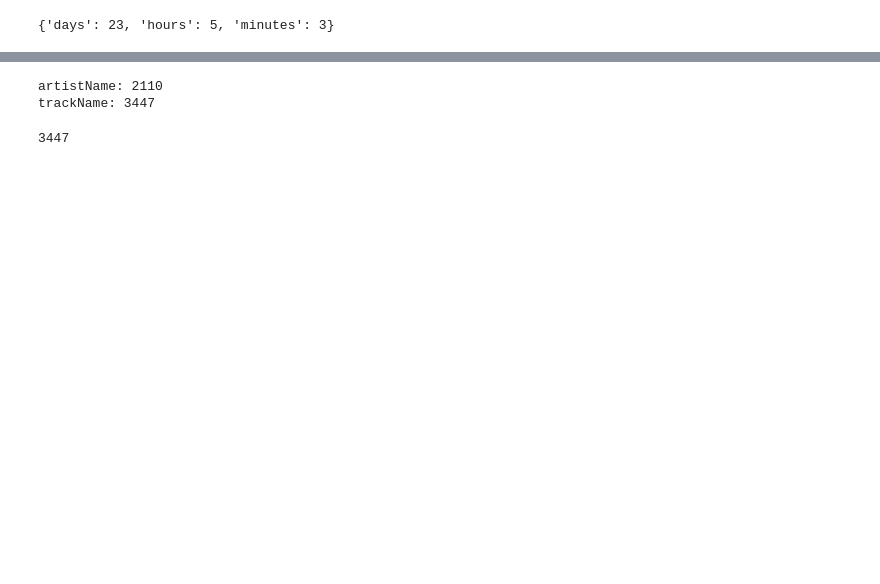
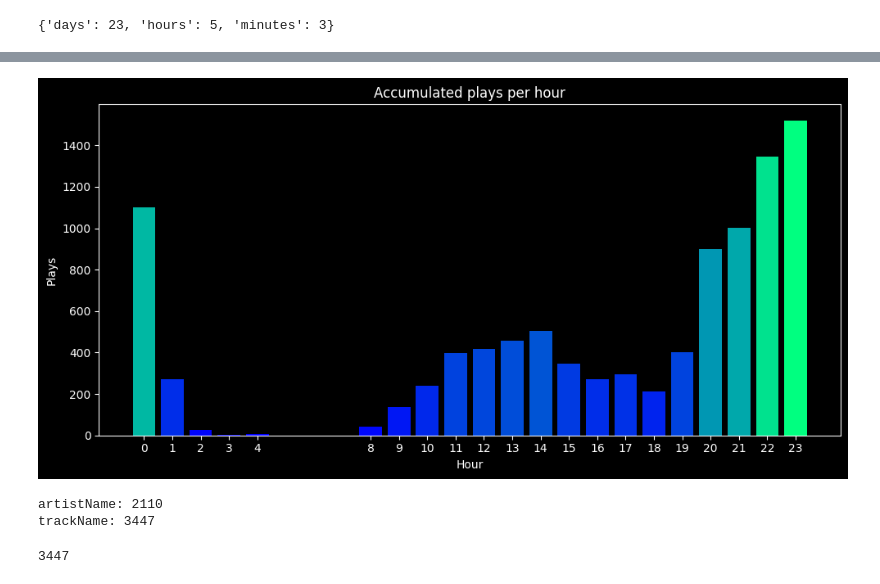
Before and after one commit to dbetm/spotify-wrapy, a Jupyter notebook: exp.ipynb, the cells around one changed output, grey strips where cells are left out. Saved outputs shown, nothing was run; the diff lists cells and outputs as text; code cells hidden in the pictures; blank space fills up the shorter version.

```diff
--- a/exp.ipynb
+++ b/exp.ipynb
@@ -41,0 +70,5 @@ display_polar_graph(
+# %%
+plays_per_hour = generate_plays_hour_day_map(
+    data=data, local_timezone=DEFAULT_LOCAL_TIMEZONE
+)
+plays_per_hour
@@ -42,3 +93,16 @@ display_polar_graph(
+# %%
+x = list()
+y = list()
+
+for hour, value in plays_per_hour:
+    x.append(hour)
+    y.append(value)
+
+display_bar_graph(
+    x=x, y=y, plot_title="Accumulated plays per hour", x_label="Hour"
+)
+# %% [output]
+[figure, added]
 # %%
 compute_unique_values(data, "artistName")
 compute_unique_values(data, "trackName")
```
Also changed, not shown: parts of 12 cells of this notebook, 3 other files.
